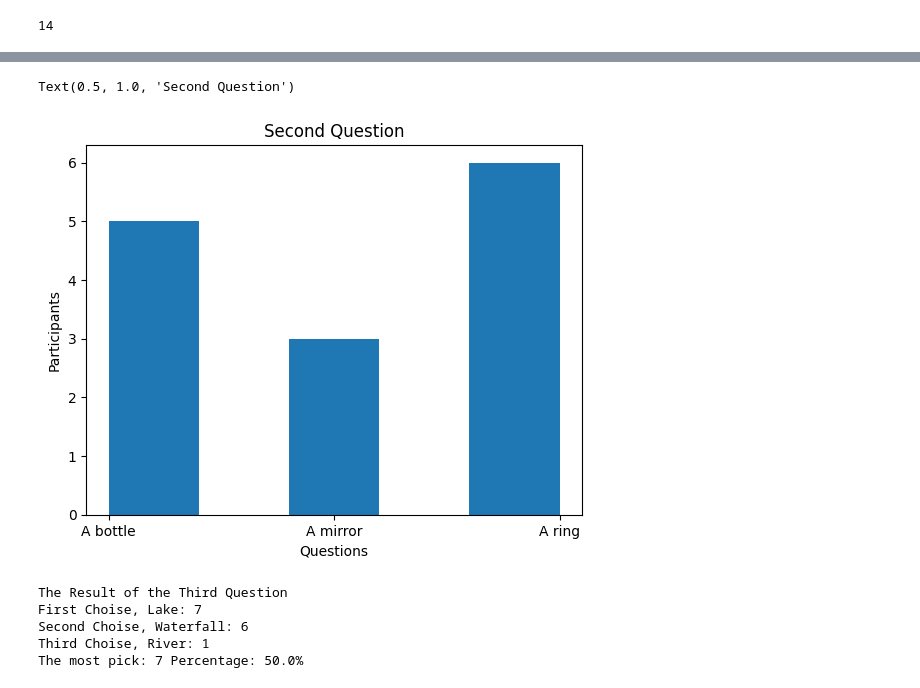
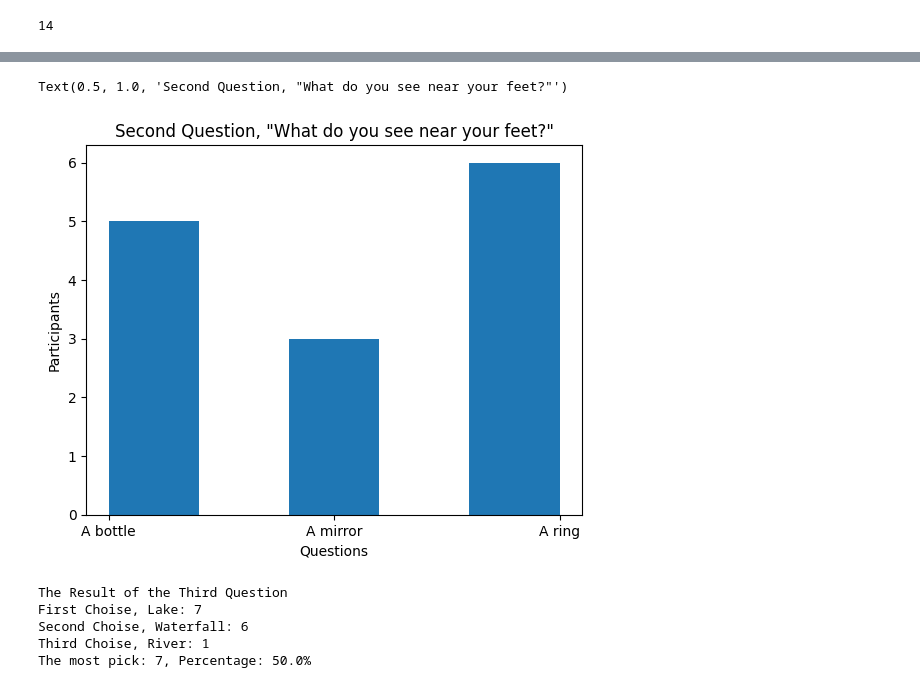
Before and after one commit to jyhun93/DataAmongUs_Yonghun_Jung, a Jupyter notebook: YongChart.ipynb, the cells around one changed output, grey strips where cells are left out. Saved outputs shown, nothing was run; the diff lists cells and outputs as text; code cells hidden in the pictures.

```diff
--- a/YongChart.ipynb
+++ b/YongChart.ipynb
@@ -159,11 +183,11 @@ The most pick: 6 Percentage: 42.857142857142854%
 # %%
 plt.hist(secondQ, bins = 5)
 plt.xlabel('Questions')
 plt.ylabel('Participants')
-plt.title('Second Question')
+plt.title('Second Question, "What do you see near your feet?"')
 # %% [output]
-Text(0.5, 1.0, 'Second Question')
+Text(0.5, 1.0, 'Second Question, "What do you see near your feet?"')
-[figure, old version]
+[figure, new version]
 # %%
 thirdQ = psych["You walk along and find water. In what form is the water?"]
 # %%
@@ -192,10 +216,10 @@ print("First Choise, Lake: " + str(num0))
 print("Second Choise, Waterfall: " + str(num1))
 print("Third Choise, River: " + str(num2))
 
-print("The most pick: " + str(largestNum(num0, num1, num2)), "Percentage: " + str(100 / (totalPar/largestNum(num0, num1, num2))) + "%")
+print("The most pick: " + str(largestNum(num0, num1, num2)) + "," + " Percentage: " + str(100 / (totalPar/largestNum(num0, num1, num2))) + "%")
 # %% [output]
 The Result of the Third Question
 First Choise, Lake: 7
 Second Choise, Waterfall: 6
 Third Choise, River: 1
-The most pick: 7 Percentage: 50.0%
+The most pick: 7, Percentage: 50.0%
```
Also changed, not shown: parts of 14 cells of this notebook.
